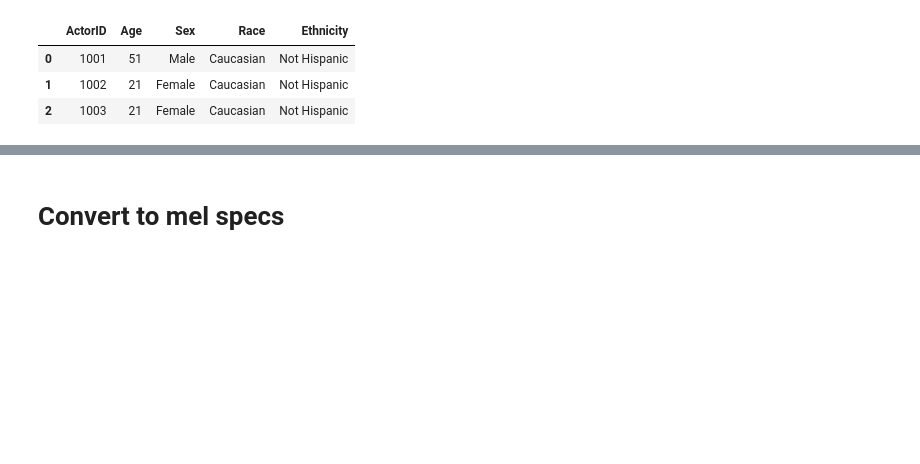
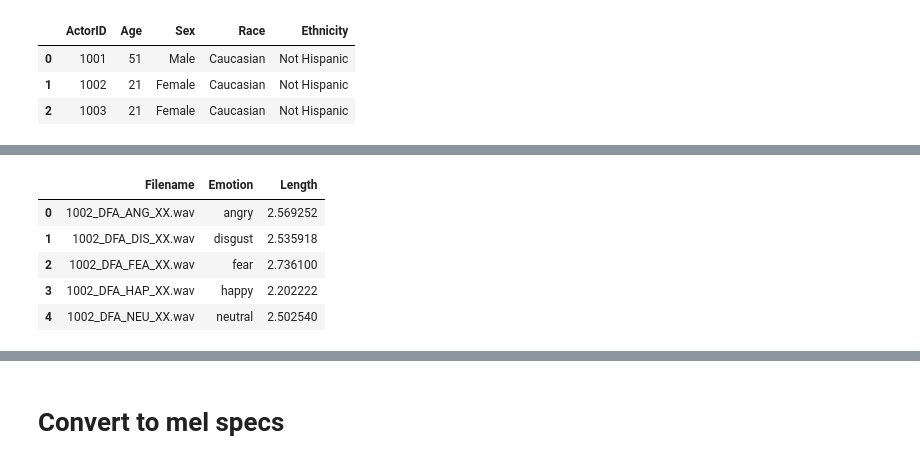
Before and after one commit to Taslim-M/SpeechEmotionClassifier, a Jupyter notebook: Female melspecs.ipynb, the cells around one changed output, grey strips where cells are left out. Cells and saved outputs as stored; diff of their text form; code cells hidden in the pictures; blank space fills up the shorter version.

```diff
--- a/Female melspecs.ipynb
+++ b/Female melspecs.ipynb
@@ -34,0 +57,22 @@ for f in file_names:
+# %%
+def getEmotion(x):
+    part = x.split('_')
+    if part[2] == 'SAD':
+        return 'sad'
+    elif part[2] == 'ANG':
+        return 'angry'
+    elif part[2] == 'DIS':
+        return 'disgust'
+    elif part[2] == 'FEA':
+        return 'fear'
+    elif part[2] == 'HAP':
+        return 'happy'
+    elif part[2] == 'NEU':
+        return 'neutral'
+    else:
+        return 'Unknown'
+
+df2['Emotion'] = df2['Filename'].apply(getEmotion)
+
+
+df2.Emotion.value_counts()
@@ -34,0 +87,16 @@ for f in file_names:
+# %%
+def getLength(filename):
+    audio_path = final_list + '\\' + filename
+    data, sr = librosa.load(audio_path, sr = 22050)
+    return np.size(data,0)/22050
+
+df2['Length'] = df2['Filename'].apply(getLength)
+
+df2.head(5)
+# %% [output]
+|  | Filename | Emotion | Length |
+| 0 | 1002_DFA_ANG_XX.wav | angry | 2.569252 |
+| 1 | 1002_DFA_DIS_XX.wav | disgust | 2.535918 |
+| 2 | 1002_DFA_FEA_XX.wav | fear | 2.736100 |
+| 3 | 1002_DFA_HAP_XX.wav | happy | 2.202222 |
+| 4 | 1002_DFA_NEU_XX.wav | neutral | 2.502540 |
```
Also changed, not shown: parts of 10 cells of this notebook.
